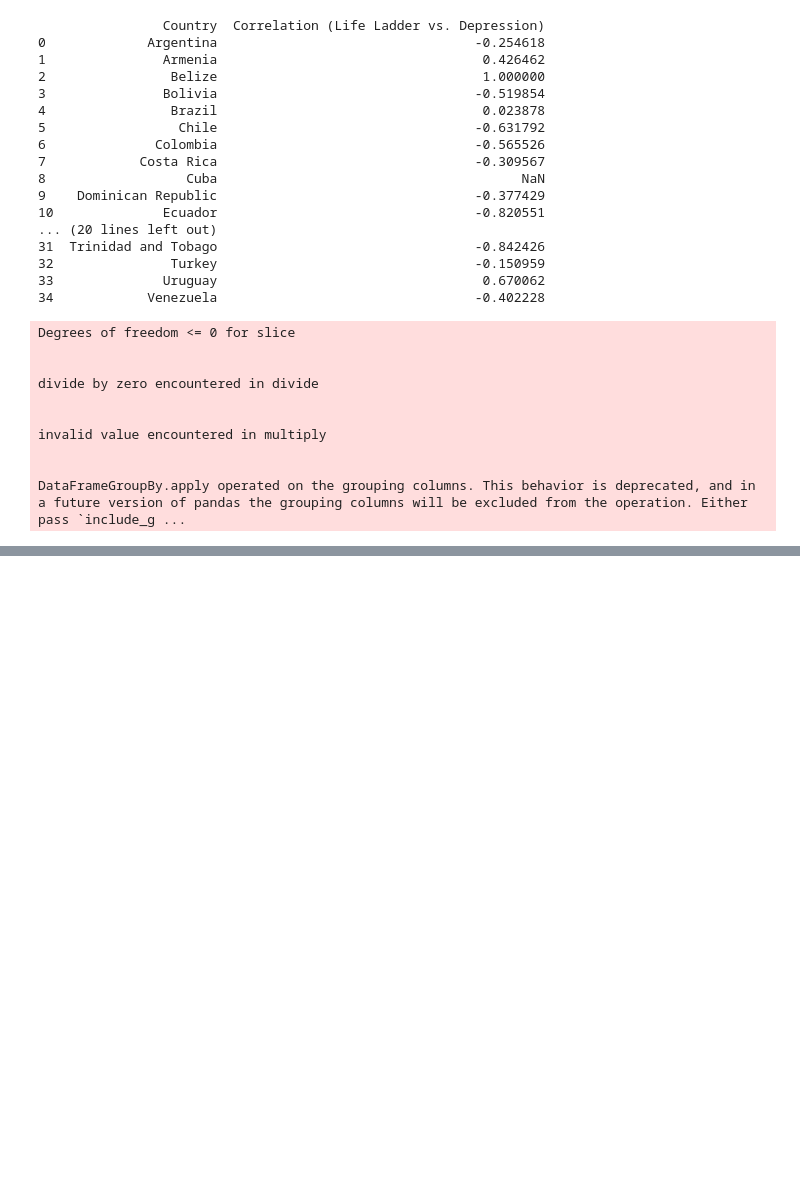
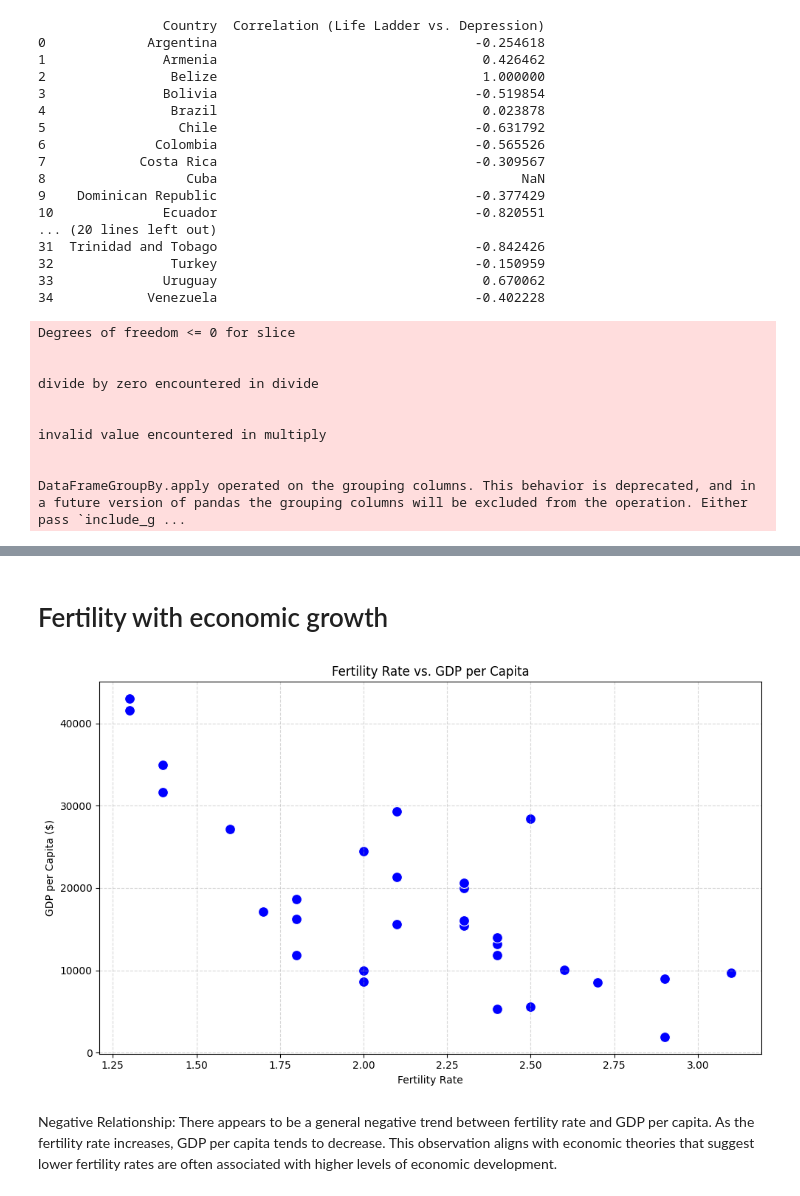
Before and after one commit to hetpatel007/Het_Special_Topics, a Jupyter notebook: Copy_of_Independent.ipynb, the cells around one changed output, grey strips where cells are left out. Cells and saved outputs as stored; diff of their text form; code cells hidden in the pictures; blank space fills up the shorter version.

```diff
--- a/Copy_of_Independent.ipynb
+++ b/Copy_of_Independent.ipynb
@@ -1316,0 +1373,16 @@ DataFrameGroupBy.apply operated on the grouping columns. This behavior is deprec
+# %% [markdown]
+# Fertility with economic growth
+# %%
+# Scatter plot: Fertility Rate vs. GDP per Capita (without country differentiation)
+plt.figure(figsize=(10, 6))
+sns.scatterplot(x='Fertility', y='GDP per capita', data=dx, s=100, color='blue')
+plt.title('Fertility Rate vs. GDP per Capita')
+plt.xlabel('Fertility Rate')
+plt.ylabel('GDP per Capita ($)')
+plt.grid(True, linestyle='--', alpha=0.5)
+plt.tight_layout()
+plt.show()
+# %% [output]
+[figure, added]
+# %% [markdown]
+Negative Relationship: There appears to be a general negative trend between fertility rate and GDP per capita. As the fertility rate increases, GDP per capita tends to decrease. This observation aligns with economic theories that suggest lower fertility rates are often associated with higher levels of economic development.
```
Also changed, not shown: parts of 10 cells of this notebook.
